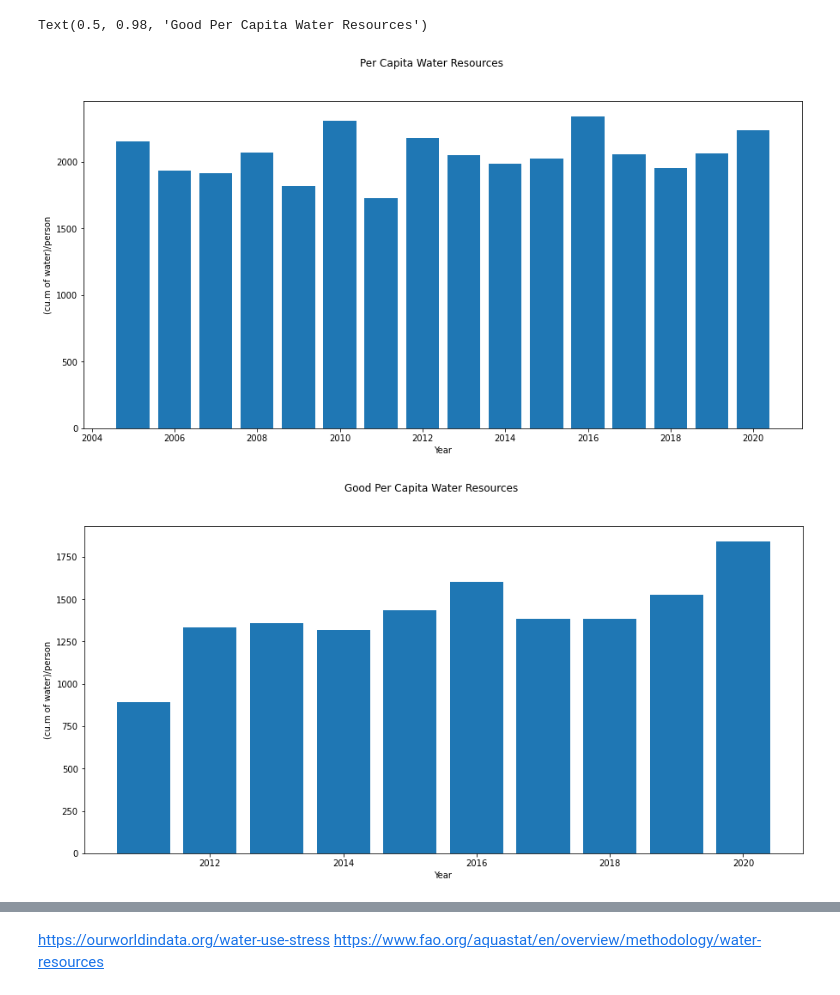
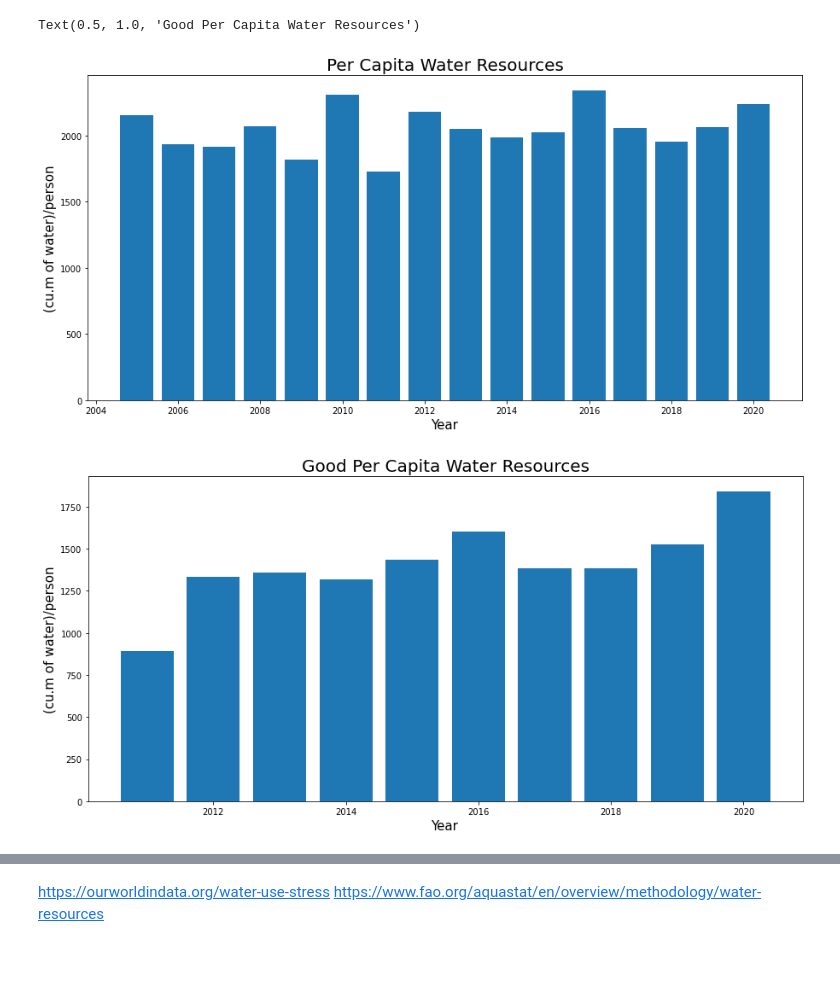
Before and after one commit to nmharmon8/TheAdventuresOfAliceAndBobPosts, a Jupyter notebook: china_water_problem_data/ChinaWaterDataPlots.ipynb, the cells around one changed output, grey strips where cells are left out. Drawn from its saved outputs; the diff is of its cells as text; code cells hidden in the pictures; blank space fills up the shorter version.

```diff
--- a/china_water_problem_data/ChinaWaterDataPlots.ipynb
+++ b/china_water_problem_data/ChinaWaterDataPlots.ipynb
@@ -38,12 +38,12 @@ years = [x['year'] for x in water_quality_data]
 key_lakes_and_reservoirs = [x['Key Lakes & Reservoirs'] for x in water_quality_data]
 worst, bad, good = zip(*[(x['V+'], x['IV-V'], x['I-III']) for x in key_lakes_and_reservoirs])
 fig, ax = water_quality_bar_chart(years, worst, bad, good)
-fig.suptitle('Key Lakes & Reservoirs Water Quality')
+ax.set_title('Key Lakes & Reservoirs Water Quality', fontsize=20)
 
 main_river_basins = [x['Main River Basins'] for x in water_quality_data]
 worst, bad, good = zip(*[(x['V+'], x['IV-V'], x['I-III']) for x in main_river_basins])
 fig, ax = water_quality_bar_chart(years, worst, bad, good)
-fig.suptitle('Main River Basins Water Quality')
+ax.set_title('Main Rivers Basins Water Quality', fontsize=20)
 
 water_quality_data
 
@@ -62,5 +62,5 @@ groundwater_and_shallow_grounwater = [remap_data(x) for x in groundwater_and_sha
 
 worst, bad, good = zip(*[(x['V+'], x['IV-V'], x['I-III']) for x in groundwater_and_shallow_grounwater])
 fig, ax = water_quality_bar_chart(years, worst, bad, good)
-fig.suptitle('Groundwater and Shallow Groundwater Quality')
+ax.set_title('Groundwater and Shallow Groundwater Quality', fontsize=20)
 # %% [output]
@@ -73,41 +73,41 @@ Text(0.5, 0.98, 'Groundwater and Shallow Groundwater Quality')
 def plot_per_capita_water(years, per_capita_water_resources):
     fig, ax = plt.subplots(figsize=(15,7))
     ax.bar(years, per_capita_water_resources)
-    ax.set_xlabel("Year")
-    ax.set_ylabel("(cu.m of water)/person")
+    ax.set_xlabel("Year", fontsize=15)
+    ax.set_ylabel("(cu.m of water)/person", fontsize=15)
     return fig, ax
 
 with open(water_resources, 'r') as f:
     water_resources_data = json.load(f)
 sorted(water_resources_data, key= lambda x: x['year'])
 
 
 #Trim off 2000
 water_resources_data = water_resources_data[1:]
 
 years = [x['year'] for x in water_resources_data]
 
 
 per_capita_water_resources = np.array([x['Per Capita Water Resources'] for x in water_resources_data])
 fig, ax = plot_per_capita_water(years, per_capita_water_resources)
-fig.suptitle('Per Capita Water Resources')
+ax.set_title('Per Capita Water Resources', fontsize=20)
 
 
 
 key_lakes_and_reservoirs = [x['Key Lakes & Reservoirs'] for x in water_quality_data]
 lakes_good = np.array([x['I-III'] for x in key_lakes_and_reservoirs])
 main_river_basins = [x['Main River Basins'] for x in water_quality_data]
 river_good = np.array([x['I-III'] for x in main_river_basins])
 avg_good_pct = ((lakes_good + river_good) / 2) / 100.0
 
 per_capita_water_resources_in_range = [x for i, x in enumerate(per_capita_water_resources) if years[i] > 2010]
 
 fig, ax = plot_per_capita_water(years[-len(per_capita_water_resources_in_range):], per_capita_water_resources_in_range * avg_good_pct)
-fig.suptitle('Good Per Capita Water Resources')
+ax.set_title('Good Per Capita Water Resources', fontsize=20)
 # %% [output]
-Text(0.5, 0.98, 'Good Per Capita Water Resources')
+Text(0.5, 1.0, 'Good Per Capita Water Resources')
-[figure, old version]
+[figure, new version]
-[figure, old version]
+[figure, new version]
 # %%
 def plot_per_capita_water_use(years, per_capita_water_use):
     fig, ax = plt.subplots(figsize=(15,7))
```
Also changed, not shown: parts of 5 cells of this notebook, 16 other files.
